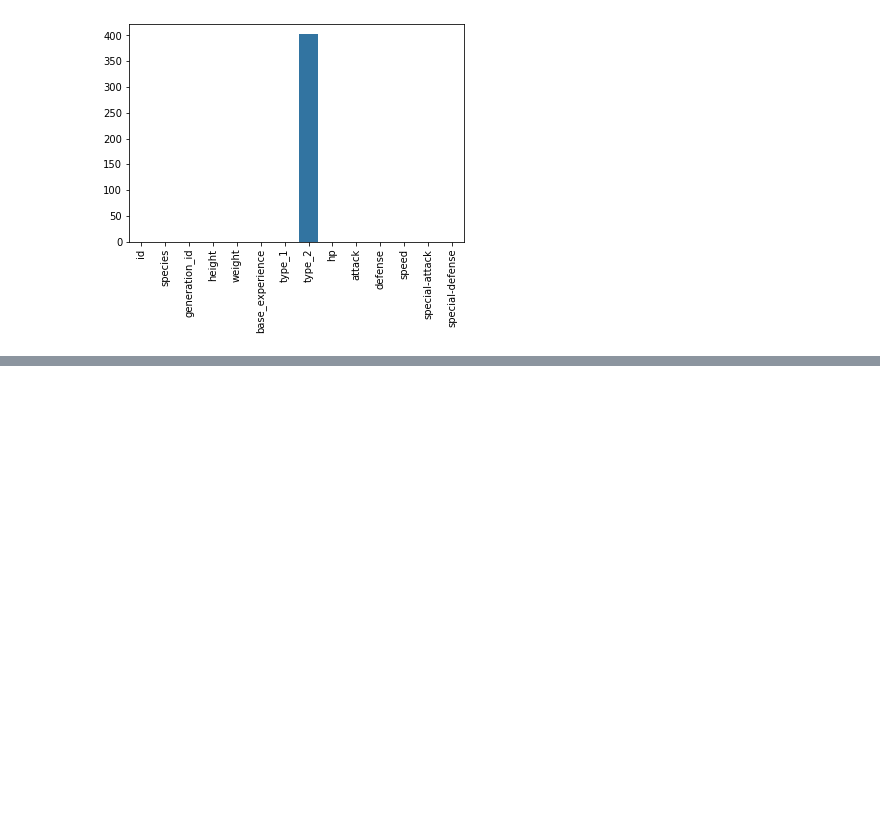
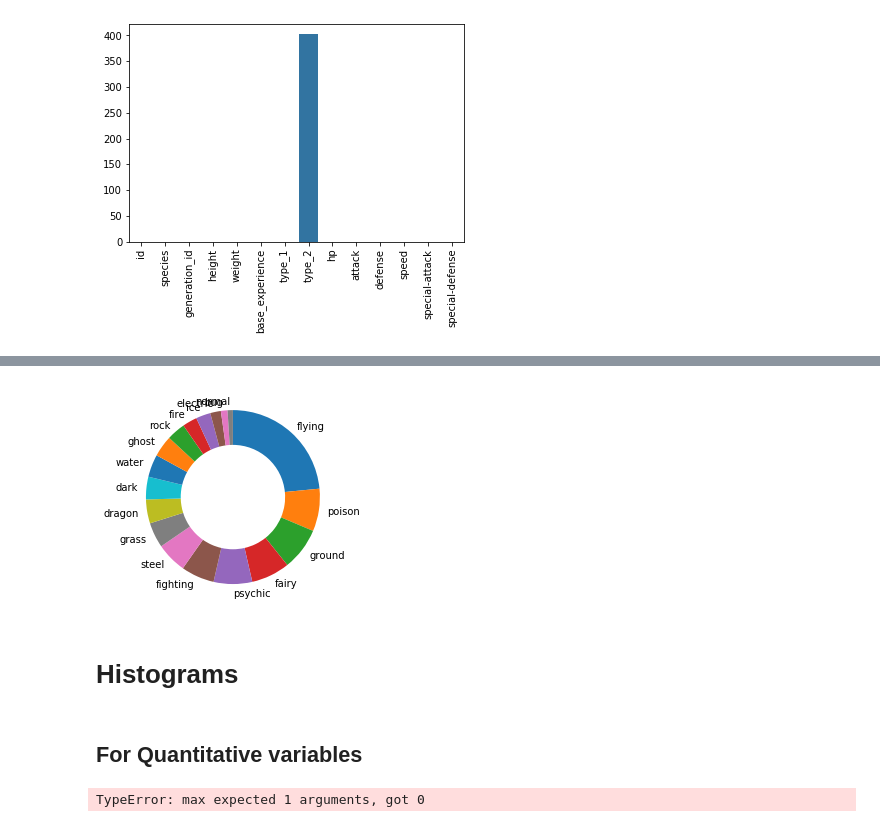
Before and after one commit to zhecho/AIPND, a Jupyter notebook: Notes/Matplotlib_Notes.ipynb, the cells around one changed output, grey strips where cells are left out. Saved outputs shown, nothing was run; the diff lists cells and outputs as text; code cells hidden in the pictures; blank space fills up the shorter version.

```diff
--- a/Notes/Matplotlib_Notes.ipynb
+++ b/Notes/Matplotlib_Notes.ipynb
@@ -164,0 +174,15 @@ plt.xticks(rotation = 90);
+# %%
+plt.pie(sorted_counts, labels = sorted_counts.index, startangle = 90,
+        counterclock = False, wedgeprops = {'width' : 0.4});
+# %% [output]
+[figure, added]
+# %% [markdown]
+# Histograms
+# %% [markdown]
+## For Quantitative variables
+# %%
+# bins are "bit wide" on 'X' axe.
+bins = np.arange(0, pokemon['speed'], max()+5, 5)
+plt.hist(data=pokemon, x='speed', bins=20)
+# %% [output]
+TypeError: max expected 1 arguments, got 0
```
Also changed, not shown: parts of 5 cells of this notebook.
